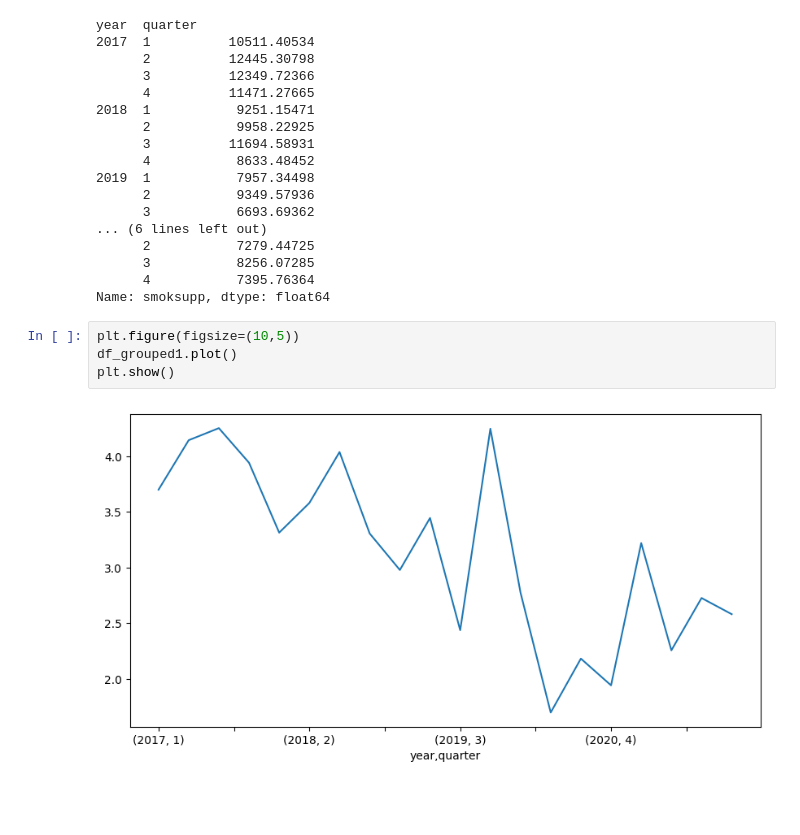
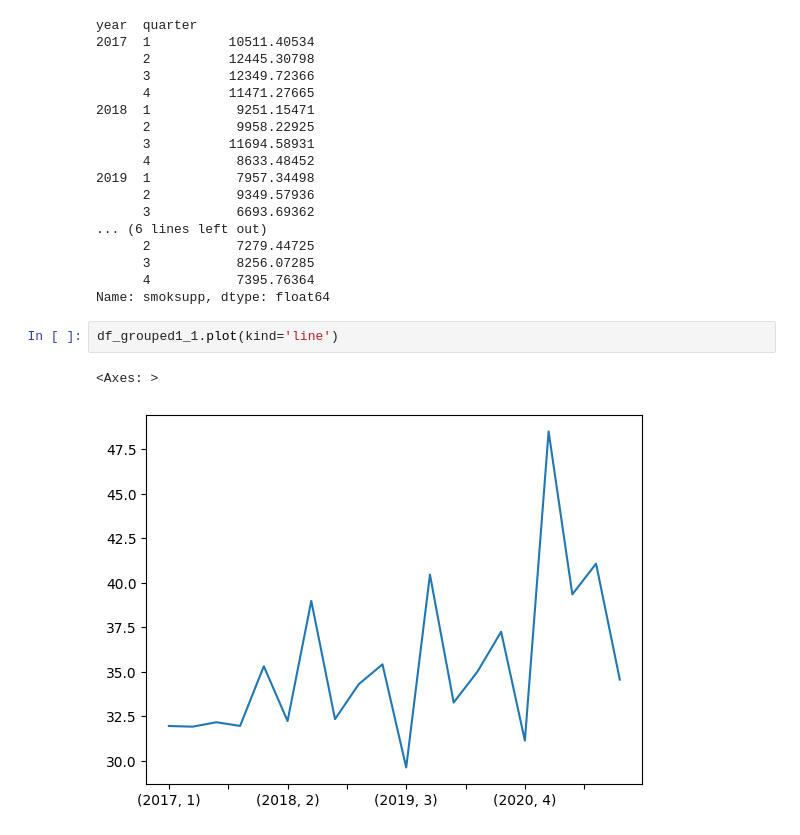
Before and after one commit to smokepm/Tobacco-Expenditure-Survey-Project, a Jupyter notebook: proj_2.ipynb, the cells around one changed output. Drawn from its saved outputs; the diff is of its cells as text; blank space fills up the shorter version.

```diff
--- a/proj_2.ipynb
+++ b/proj_2.ipynb
@@ -333,9 +353,8 @@ year  quarter
       3           8256.07285
       4           7395.76364
 Name: smoksupp, dtype: float64
-# %%
-plt.figure(figsize=(10,5))
-df_grouped1.plot()
-plt.show()
-# %% [output]
-[figure, removed]
+# %%
+df_grouped1_1.plot(kind='line')
+# %% [output]
+<Axes: >
+[figure, added]
```
Also changed, not shown: parts of 21 cells of this notebook, 1 other file.
